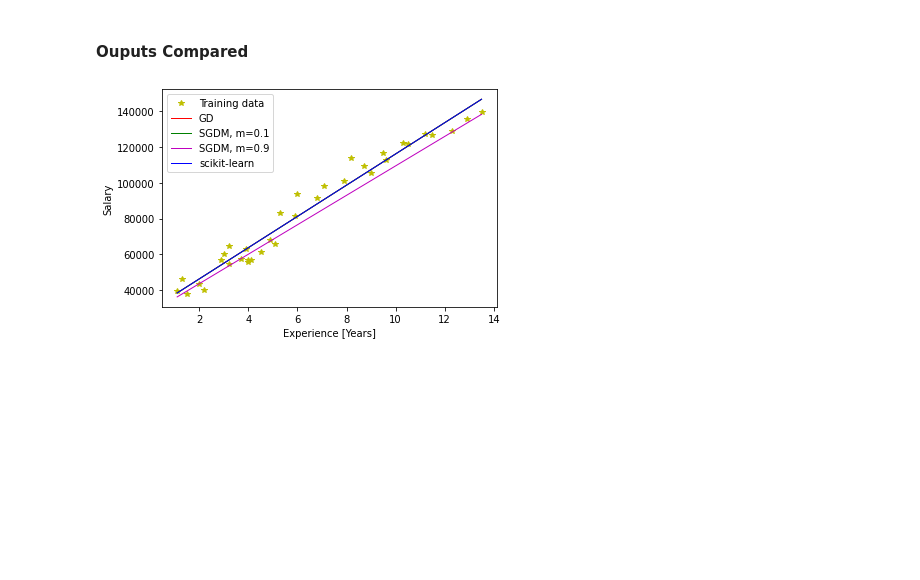
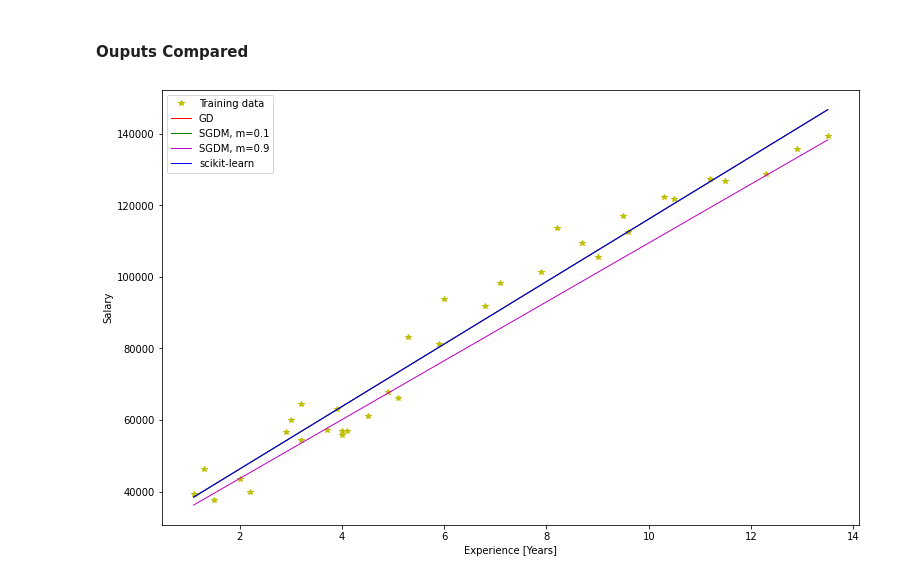
Before and after one commit to JAVegaG/HMC_IA, a Jupyter notebook: Project_3/linear_regression.ipynb, the cells around one changed output. Cells and saved outputs as stored; diff of their text form; code cells hidden in the pictures; blank space fills up the shorter version.

```diff
--- a/Project_3/linear_regression.ipynb
+++ b/Project_3/linear_regression.ipynb
@@ -288,14 +283,15 @@ plt.show()
 # %% [markdown]
 #### Ouputs Compared
 # %%
+plt.figure(figsize=(12.5,8))
 plt.xlabel('Experience [Years]')
 plt.ylabel('Salary')
 plt.plot(x[:,0], y, 'y*')
 plt.plot(x[:,0], y_pred1, 'r', linewidth=1)
 plt.plot(x[:,0], y_pred2, 'g', linewidth=1)
 plt.plot(x[:,0], y_pred3, 'm', linewidth=1)
 plt.plot(x[:,0], y_pred4, 'b', linewidth=1)
 plt.legend(('Training data', 'GD', 'SGDM, m=0.1', 'SGDM, m=0.9', 'scikit-learn'))
 plt.show()
 # %% [output]
-[figure, old version]
+[figure, new version]
```
Also changed, not shown: parts of 2 cells of this notebook.
